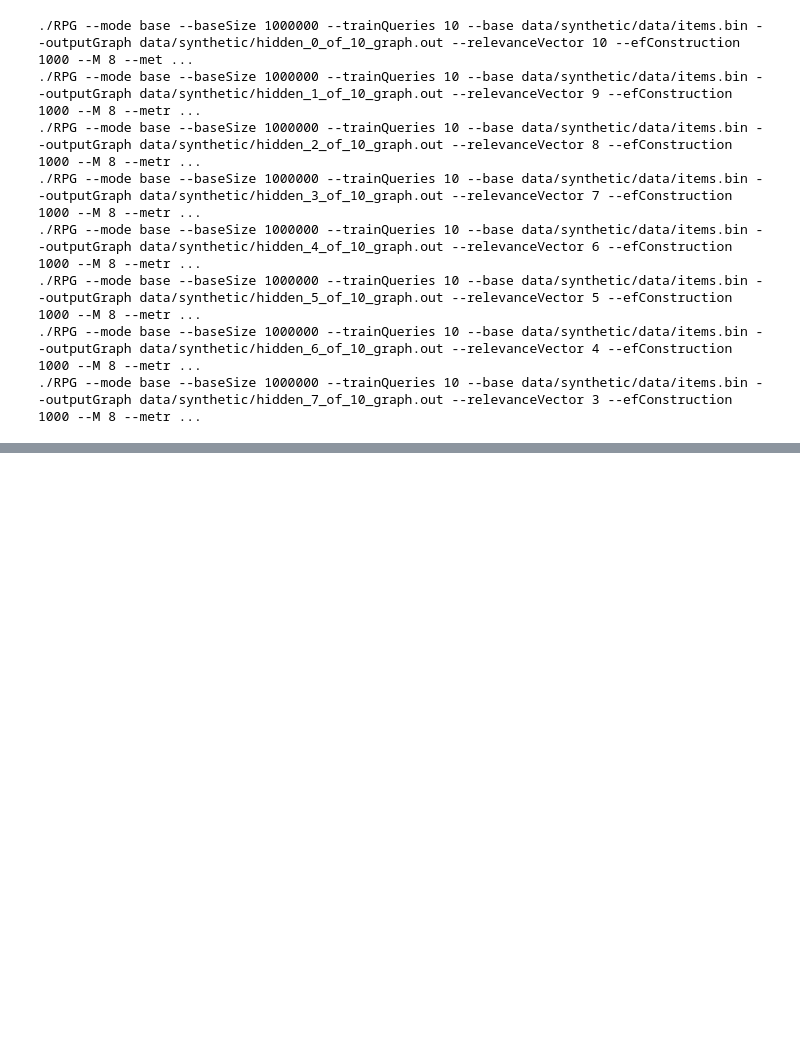
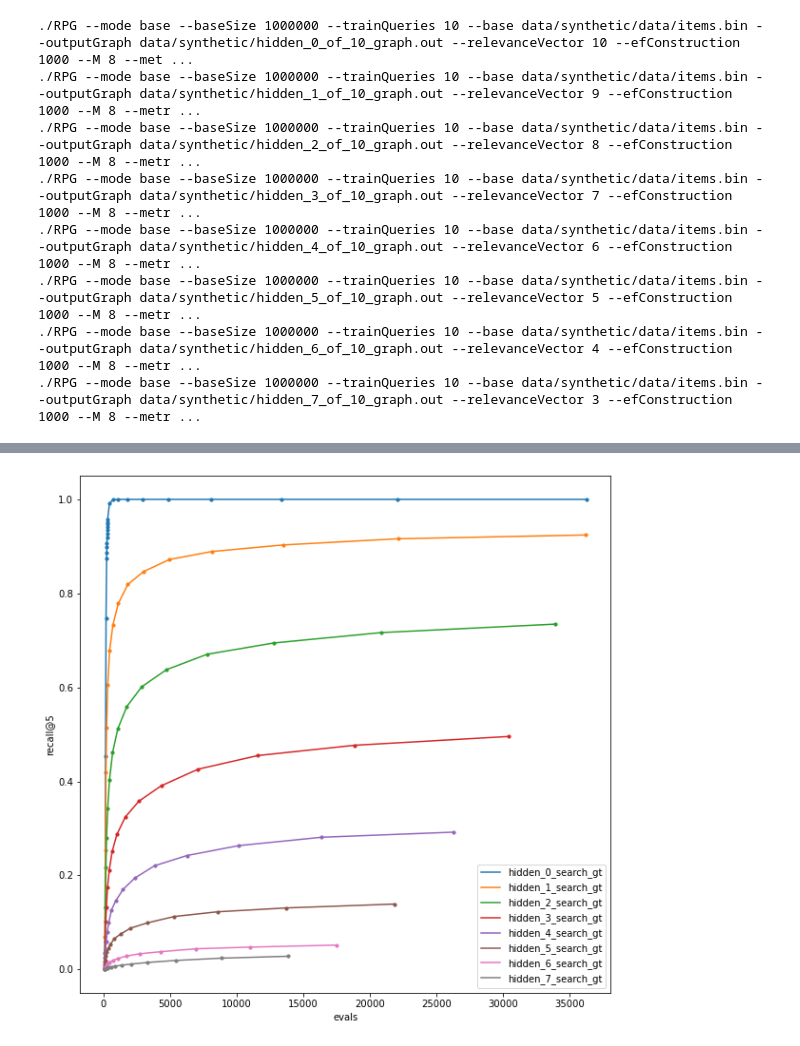
Before and after one commit to Andrew-Angrew/rpg, a Jupyter notebook: conduct_synthetic_experiment.ipynb, the cells around one changed output, grey strips where cells are left out. Saved outputs shown, nothing was run; the diff lists cells and outputs as text; code cells hidden in the pictures; blank space fills up the shorter version.

```diff
--- a/conduct_synthetic_experiment.ipynb
+++ b/conduct_synthetic_experiment.ipynb
@@ -333,0 +523,7 @@ plot_results(experiment_results)
+# %%
+plt.figure(figsize=(10, 10))
+plot_results(
+    hidden_search_gt_results
+)
+# %% [output]
+[figure, added]
```
Also changed, not shown: parts of 27 cells of this notebook.
